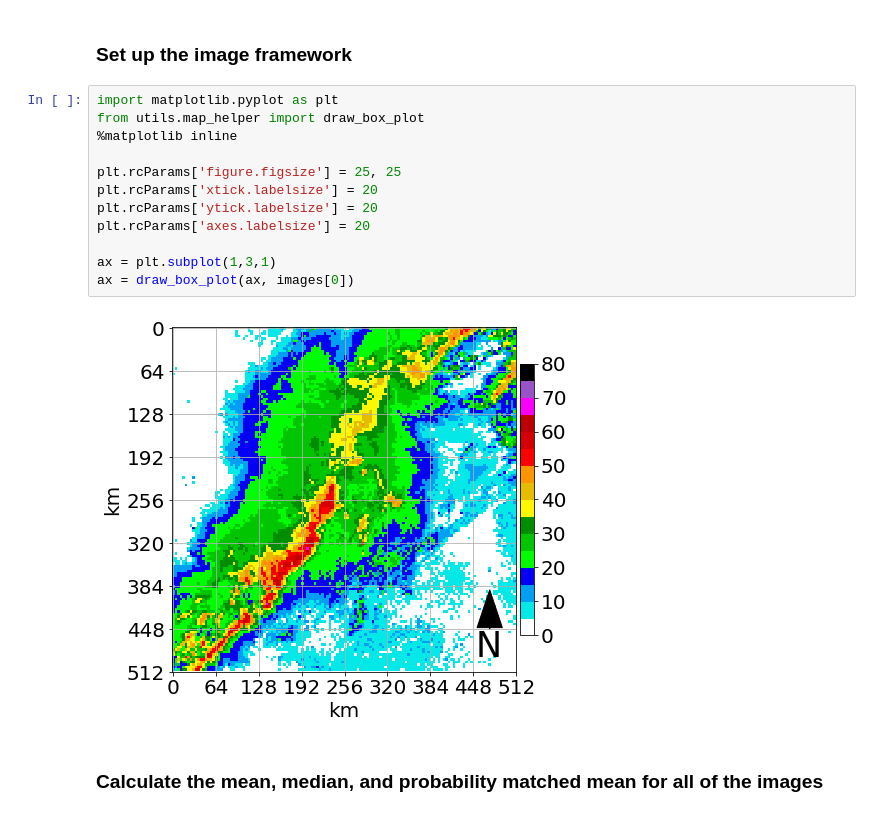
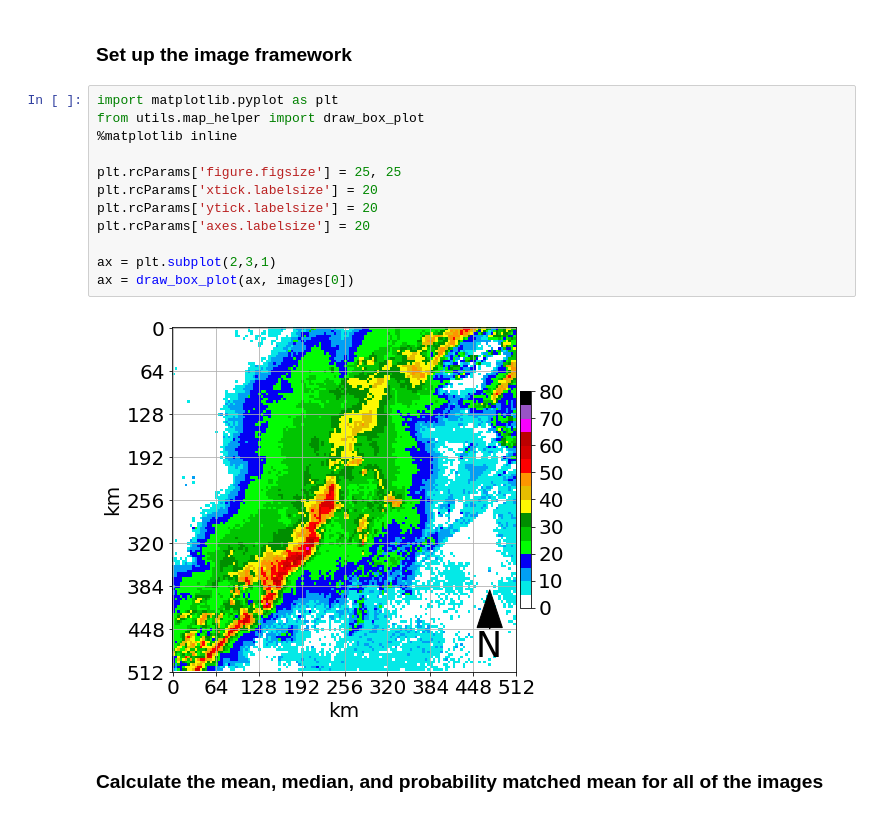
Before and after one commit to ahaberlie/SVRIMG, a Jupyter notebook: svrimg/notebooks/Mean_Climatologies.ipynb, the cells around one changed output. Drawn from its saved outputs; the diff is of its cells as text.

```diff
--- a/svrimg/notebooks/Mean_Climatologies.ipynb
+++ b/svrimg/notebooks/Mean_Climatologies.ipynb
@@ -103,17 +103,17 @@ images.shape
 # %%
 import matplotlib.pyplot as plt
 from utils.map_helper import draw_box_plot
 %matplotlib inline
 
 plt.rcParams['figure.figsize'] = 25, 25
 plt.rcParams['xtick.labelsize'] = 20
 plt.rcParams['ytick.labelsize'] = 20
 plt.rcParams['axes.labelsize'] = 20
 
-ax = plt.subplot(1,3,1)
+ax = plt.subplot(2,3,1)
 ax = draw_box_plot(ax, images[0])
 # %% [output]
-[figure, old version]
+[figure, new version]
 # %% [markdown]
 ### Calculate the mean, median, and probability matched mean for all of the images
 # %%
```
Also changed, not shown: parts of 4 cells of this notebook, 1 other file.
